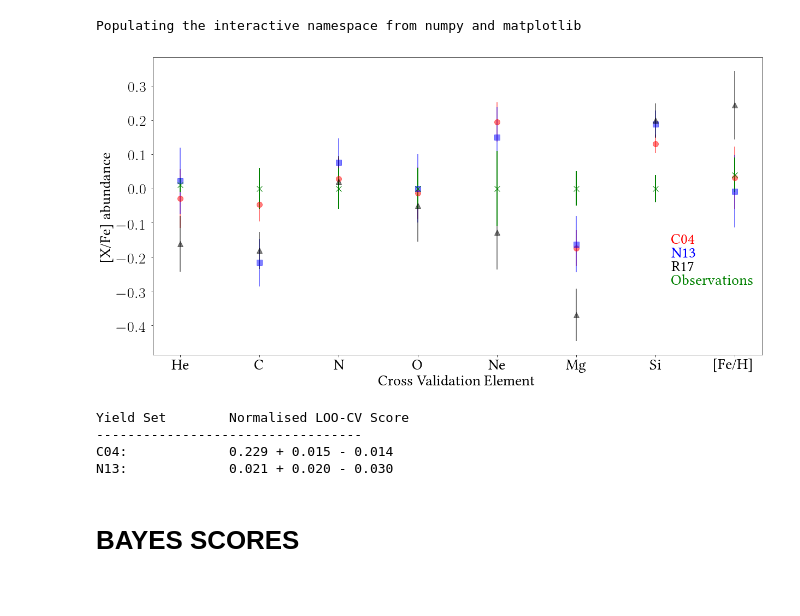
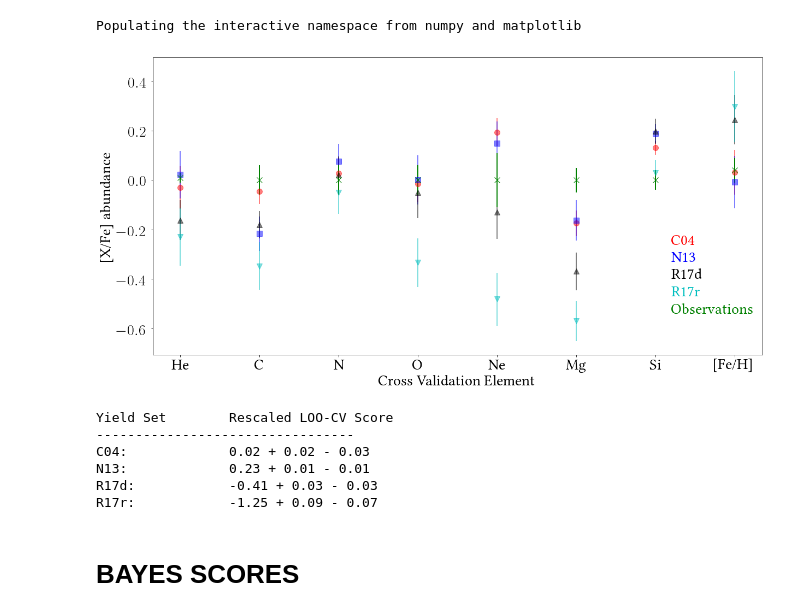
Before and after one commit to oliverphilcox/ChempyMulti, a Jupyter notebook: Illustris Scores.ipynb, the cells around one changed output. Cells and saved outputs as stored; diff of their text form; code cells hidden in the pictures.

```diff
--- a/Illustris Scores.ipynb
+++ b/Illustris Scores.ipynb
@@ -2,23 +2,24 @@
 %pylab inline
 dat1 = np.load('/home/philcox/Save/IllustrisOverall/Hogg_element_predictions_Nomoto2013_net.npz')
 dat2 = np.load('/home/philcox/Save/IllustrisOverall/Hogg_element_predictions_chieffi04_net.npz')
-dat3 = np.load('/home/philcox/Save/IllustrisOverall/Hogg_normalised_element_predictions_NuGrid_net.npz')
-#dat3 = np.load('/home/philcox/Save/IllustrisOverall/Hogg_element_predictions_Frischknecht16_net.npz')
+dat3 = np.load('/home/philcox/Save/IllustrisOverall/Hogg_normalised_element_predictions_NuGrid_net_delay.npz')
+dat4 = np.load('/home/philcox/Save/IllustrisOverall/Hogg_normalised_element_predictions_NuGrid_net_rapid.npz')
 
-name_list = ['C04','N13','R17']
-shape_list = ['o','s','^']
-color_list = ['r','b','k']
+name_list = ['C04','N13','R17d','R17r']
+shape_list = ['o','s','^','v']
+color_list = ['r','b','k','c']
 
-data_list = [dat2,dat1,dat3]#[dat,dat,dat1]
+data_list = [dat2,dat1,dat3,dat4]#[dat,dat,dat1]
 means = [dat['mean'] for dat in data_list]
 sigmas = [dat['sigma'] for dat in data_list]
 elements = dat1['elements']
 scores = [dat['scores'] for dat in [dat1,dat2]]
-norm_scores = [dat['normalised_scores'] for dat in [dat3]]
+norm_scores = [dat['normalised_scores'] for dat in [dat3,dat4]]
 
 dat1.close()
 dat2.close()
 dat3.close()
+dat4.close()
 # %% [output]
 Populating the interactive namespace from numpy and matplotlib
 # %%
@@ -53,54 +54,59 @@ large_text = 28
 text_size = 28
 marker_size= 10
 small_text = 28
 plt.rc('font', family='serif',size = large_text)
 plt.rc('xtick', labelsize=small_text)
 plt.rc('ytick', labelsize=text_size)
 plt.rc('axes', labelsize=text_size, lw=1.0)
 plt.rc('lines', linewidth = 2)
 plt.rcParams['ytick.major.pad']='8'
 plt.rcParams['text.latex.preamble']=[r"\usepackage{libertine}"]
 params = {'text.usetex' : True,
     'font.family' : 'libertine',
     'text.latex.unicode': True,
     }
 plt.rcParams.update(params)
 
 # Iterate over trials
-for i in range(3):
+for i in range(4):
     plt.errorbar(np.arange(len(alpha_names)),alphamean[i],alphasigma[i],fmt=shape_list[i],ms=marker_size,c=color_list[i],alpha=0.5,label=name_list[i])
-    plt.text(6.2,-0.16-0.04*i,name_list[i],color=color_list[i])
+    plt.text(6.2,-0.26-0.07*i,name_list[i],color=color_list[i])
 plt.errorbar(np.arange(len(alpha_names)),ps_abun,yerr=ps_err,fmt='x',ms=marker_size,c='g',label='Observations')
-plt.text(6.2,-0.16-0.04*3,'Observations',color='g')
+plt.text(6.2,-0.26-0.07*4,'Observations',color='g')
 plt.ylabel('[X/Fe] abundance')
 plt.xlabel('Cross Validation Element')
 #plt.legend(loc='upper right',)
 ax=plt.gca()
 elements = elements.astype("<U6")
 for e,el in enumerate(alpha_names):
     if el == 'Fe':
         alpha_names[e] = '[Fe/H]'
 la=plt.setp(ax,xticks=np.arange(len(alpha_names)), xticklabels=alpha_names)
 plt.savefig('PaperPlots/Illustris_element_prediction.pdf',dpi=300,bbox_inches='tight')
 # %% [output]
-[figure, old version]
+[figure, new version]
 # %%
 from Chempy.parameter import ModelParameters
 a = ModelParameters()
-n_el = 8 #len(a.initial_neural_names)
 
 # Table of scores
-print('Yield Set \t Normalised LOO-CV Score')
-print('----------------------------------')
-for i in range(len(data_list)):
-    print('%s: \t\t %.3f + %.3f - %.3f' %(name_list[i],np.median(scores[i]/n_el),
+n_el = 8#len(a.initial_neural_names)
+print('Yield Set \t Rescaled LOO-CV Score')
+print('---------------------------------')
+for i in range(2):
+    print('%s: \t\t %.2f + %.2f - %.2f' %(name_list[i],np.median(scores[i]/n_el),
                                      np.percentile(scores[i]/n_el,100-15.865)-np.median(scores[i]/n_el),
                                      np.median(scores[i]/n_el)-np.percentile(scores[i]/n_el,15.865)))
+for j in range(2):
+    print('%s: \t\t %.2f + %.2f - %.2f' %(name_list[j+2],np.median(norm_scores[j]), np.percentile(norm_scores[j],100-15.865)-np.median(norm_scores[j]),
+                                     np.median(norm_scores[j])-np.percentile(norm_scores[j],15.865)))
 # %% [output]
-Yield Set        Normalised LOO-CV Score
-----------------------------------
-C04:             0.229 + 0.015 - 0.014
-N13:             0.021 + 0.020 - 0.030
+Yield Set        Rescaled LOO-CV Score
+---------------------------------
+C04:             0.02 + 0.02 - 0.03
+N13:             0.23 + 0.01 - 0.01
+R17d:            -0.41 + 0.03 - 0.03
+R17r:            -1.25 + 0.09 - 0.07
 # %% [markdown]
 # BAYES SCORES
 # %%
```
Also changed, not shown: parts of 2 cells of this notebook, 9 other files.
